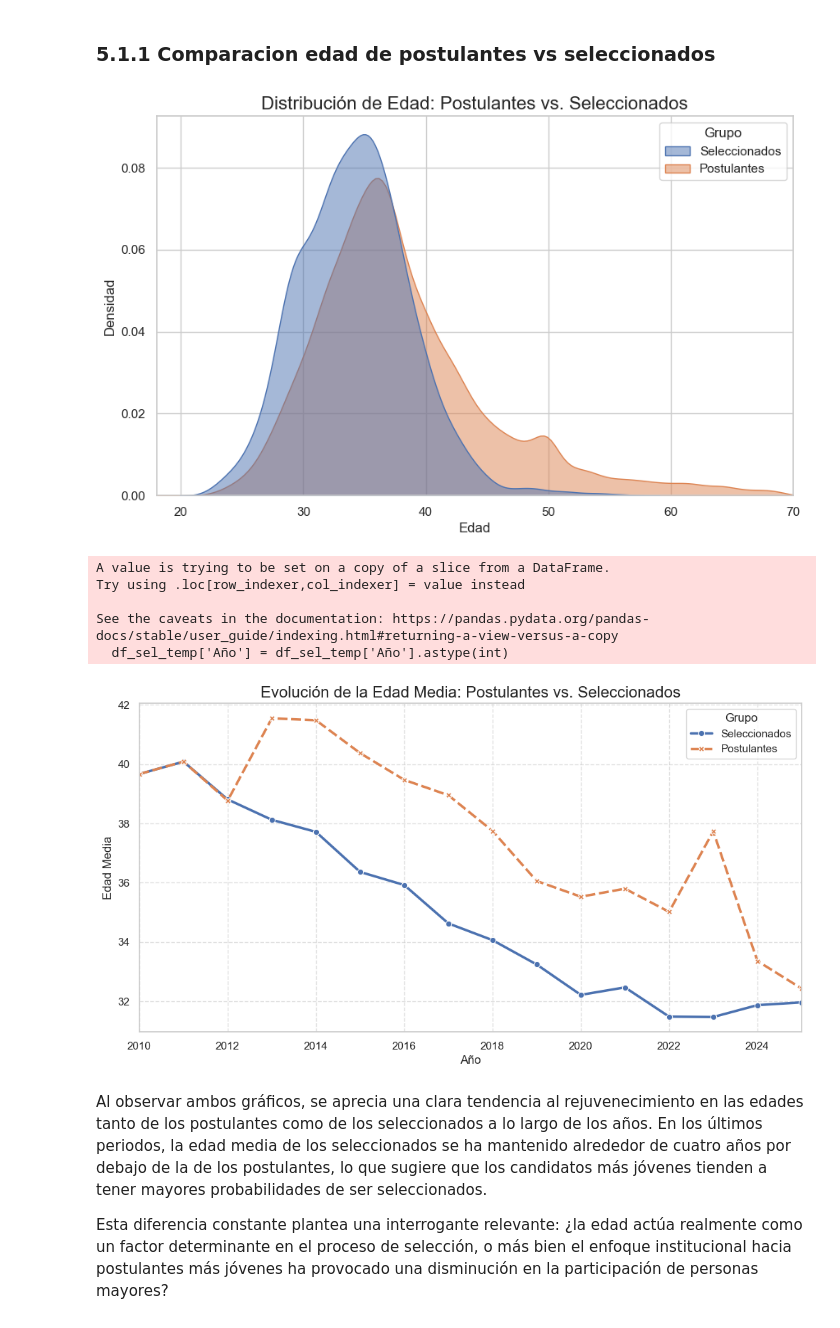
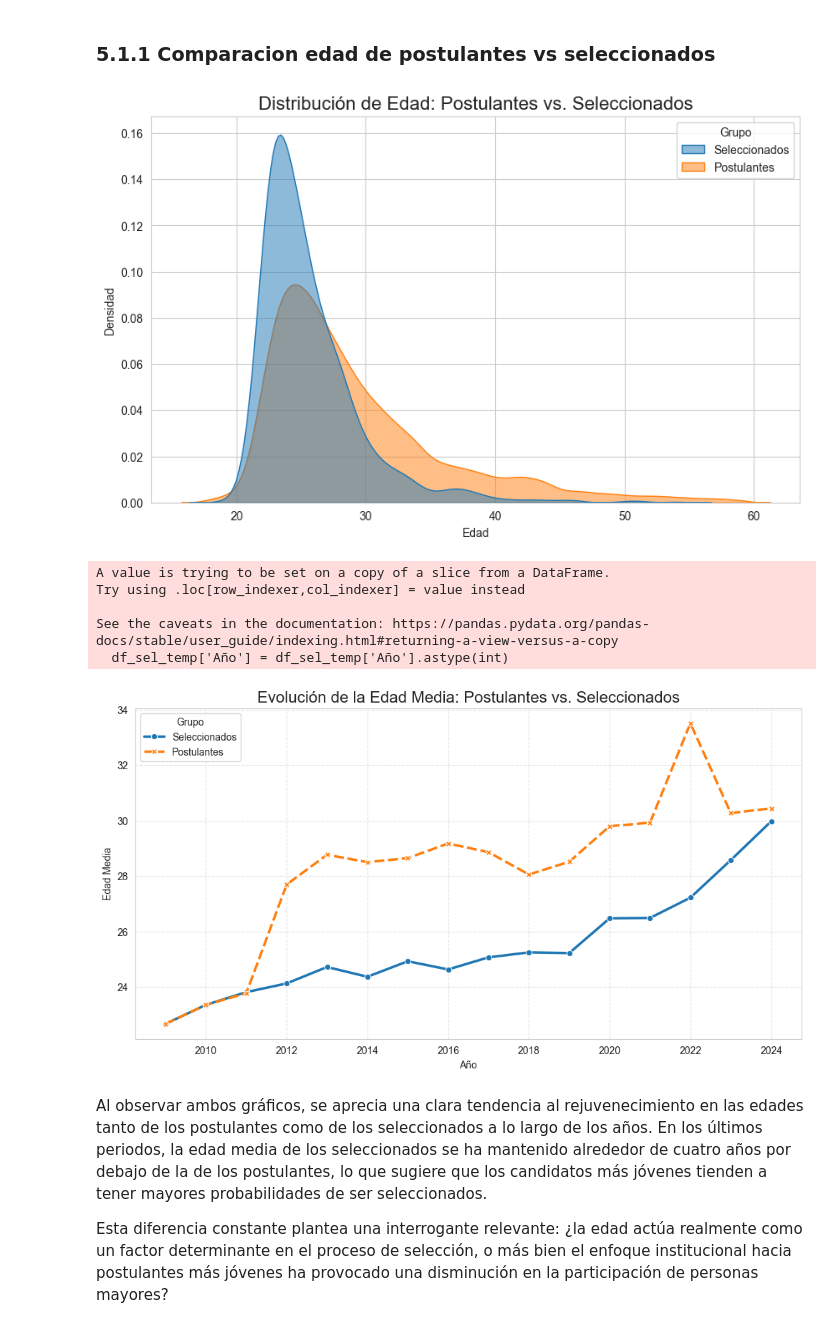
Before and after one commit to SergioHdezDC/IMT2200-Proyecto-Semestral, a Jupyter notebook: NotebookEnseñaChile.ipynb, the cells around one changed output. Drawn from its saved outputs; the diff is of its cells as text; code cells hidden in the pictures.

Commit message:
edad renombrada edad actual y calculada edad de postulacion

```diff
--- a/NotebookEnseñaChile.ipynb
+++ b/NotebookEnseñaChile.ipynb
@@ -460,0 +469,4 @@ df_postulantes = df_postulantes.astype({'Edad': 'Int64'})
+# %%
+copia_df = df_postulantes.copy(deep=True)
+# %%
+df_postulantes = copia_df
@@ -460,0 +475,7 @@ df_postulantes = df_postulantes.astype({'Edad': 'Int64'})
+# %%
+# creacion del excel fue '2025-09-16 11:57' lo simplifcamos como 2025.7 para nuestros calculos
+edad_con_decimales = df_postulantes['Edad actual'] - (2025.7 - df_postulantes['Año'])
+# ACLARACION: si la persona tenia la celda `Año` vacia, su edad tambien quedara vacia
+
+# Truncar el resultado e insertar en el df
+df_postulantes.insert(loc=3, column='Edad', value=edad_con_decimales.astype('Int64'))
@@ -477,6 +505,3 @@ print(np.sort(df_postulantes['Edad'].unique()))
-# %%
-df_postulantes = (df_postulantes[(df_postulantes['Edad'] >= 18)
-                  & (df_postulantes['Edad'] <= 70)])
 # %% [markdown]
 ## 3.7 Columna `Nombre`
 # %% [markdown]
@@ -751,36 +776,35 @@ memory usage: 6.1+ MB
 # %%
 df_sel_comp = df_eda_seleccionados[['Edad']].copy()
 df_sel_comp['Grupo'] = 'Seleccionados'
 
 
 df_gen_comp = df_eda_general[['Edad']].copy()
 df_gen_comp['Grupo'] = 'Postulantes'
 
 
 df_comparativo_edad = pd.concat([df_sel_comp, df_gen_comp])
 
 df_comparativo_edad = df_comparativo_edad.dropna(subset=['Edad'])
 df_comparativo_edad = df_comparativo_edad[
-    (df_comparativo_edad['Edad'] > 18) & (df_comparativo_edad['Edad'] < 70)
+    (df_comparativo_edad['Edad'] >= 18) & (df_comparativo_edad['Edad'] < 60)
 ]
 
 plt.figure(figsize=(10, 6))
 ax = sns.kdeplot(
     data=df_comparativo_edad,
     x='Edad',
     hue='Grupo',
     fill=True,
     alpha=0.5,
     common_norm=False
 )
 
 ax.set_title('Distribución de Edad: Postulantes vs. Seleccionados', fontsize=16)
 ax.set_xlabel('Edad')
 ax.set_ylabel('Densidad')
-ax.set(xlim=(18, 70))
 plt.show();
 # %% [output]
-[figure, old version]
+[figure, new version]
 # %%
 df_gen_temp = df_eda_general.rename(columns={'Año Pech': 'Año'})
 df_gen_temp = df_gen_temp.dropna(subset=['Año', 'Edad'])
@@ -814,7 +838,7 @@ ax = sns.lineplot(
 ax.set_title('Evolución de la Edad Media: Postulantes vs. Seleccionados', fontsize=16)
 ax.set_xlabel('Año')
 ax.set_ylabel('Edad Media')
-ax.set(xlim=(2010, 2025))
+#ax.set(xlim=(2010, 2025))
 plt.grid(True, linestyle='--', alpha=0.6)
 plt.legend(title='Grupo')
 plt.show();
@@ -824,7 +848,7 @@ Try using .loc[row_indexer,col_indexer] = value instead
 
 See the caveats in the documentation: https://pandas.pydata.org/pandas-docs/stable/user_guide/indexing.html#returning-a-view-versus-a-copy
   df_sel_temp['Año'] = df_sel_temp['Año'].astype(int)
-[figure, old version]
+[figure, new version]
 # %% [markdown]
 Al observar ambos gráficos, se aprecia una clara tendencia al rejuvenecimiento en las edades tanto de los postulantes como de los seleccionados a lo largo de los años. En los últimos periodos, la edad media de los seleccionados se ha mantenido alrededor de cuatro años por debajo de la de los postulantes, lo que sugiere que los candidatos más jóvenes tienden a tener mayores probabilidades de ser seleccionados.
 
```
Also changed, not shown: parts of 27 cells of this notebook, 2 other files.
